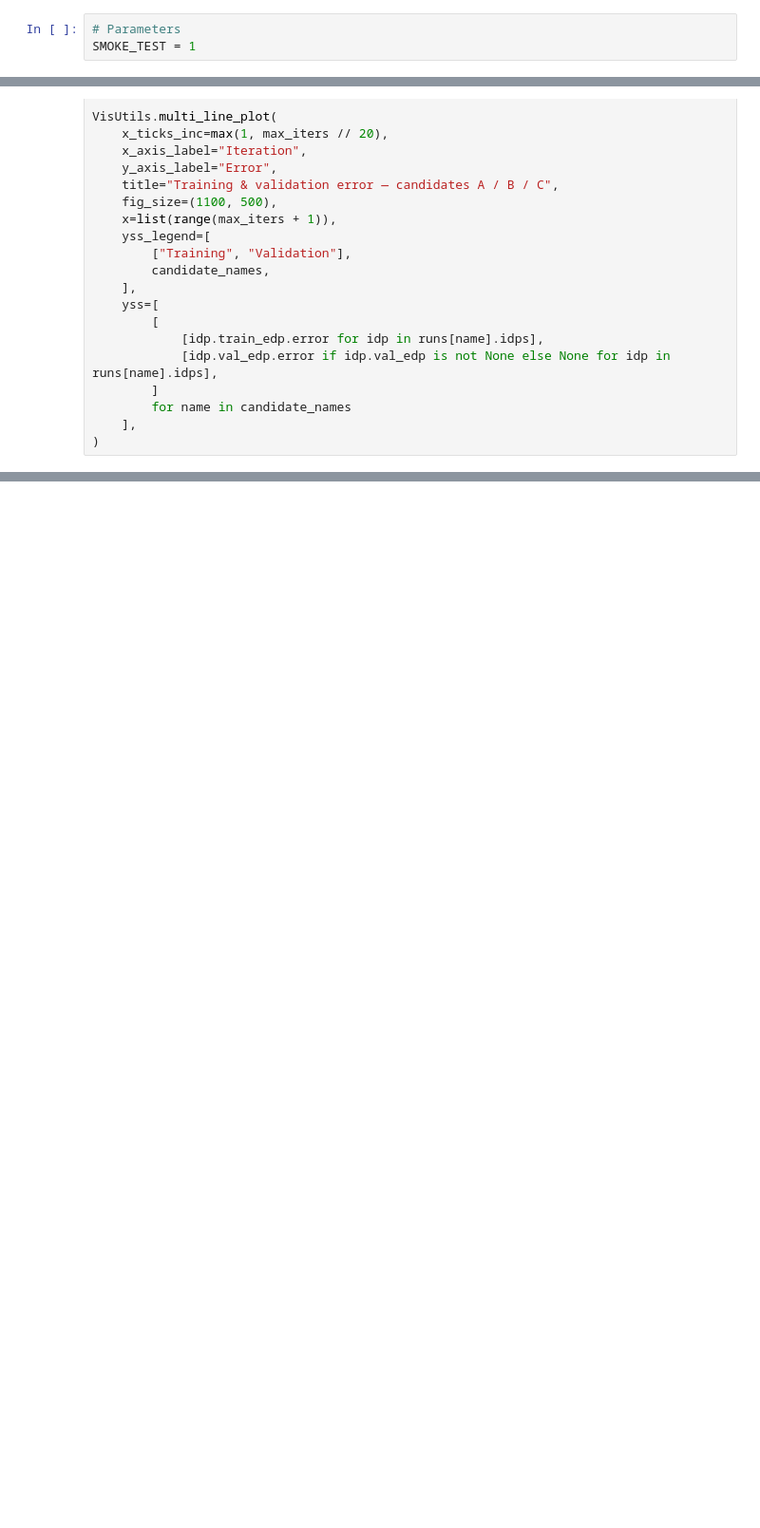
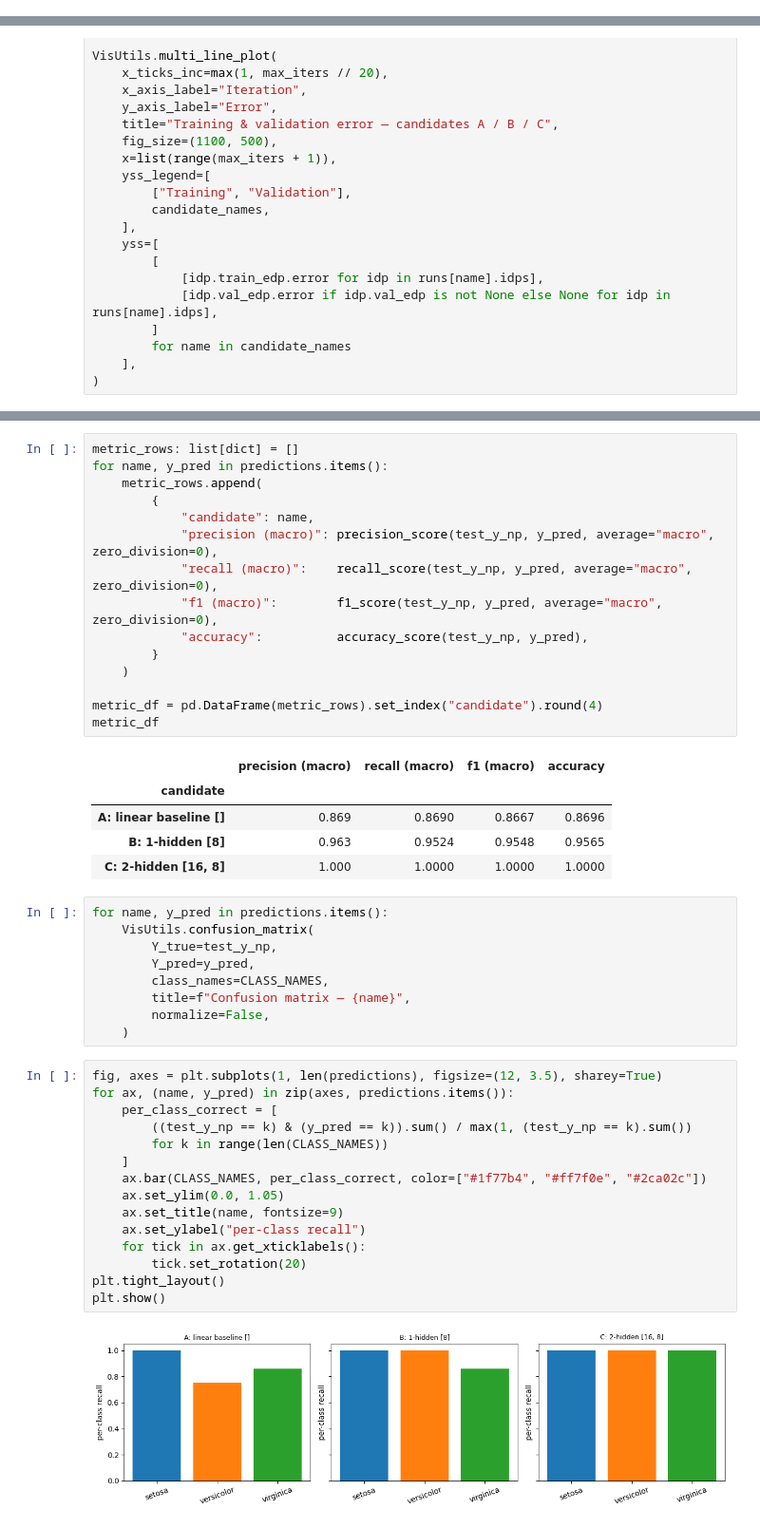
Before and after one commit to thekaveh/ml-lab, a Jupyter notebook: tabular_classification-iris-mlp-pytorch/notebook.ipynb, the cells around one changed output, grey strips where cells are left out. Shown at 95% size. Saved outputs shown, nothing was run; the diff lists cells and outputs as text; blank space fills up the shorter version.

```diff
--- a/tabular_classification-iris-mlp-pytorch/notebook.ipynb
+++ b/tabular_classification-iris-mlp-pytorch/notebook.ipynb
@@ -33,8 +34,5 @@ The linear baseline (`hidden_dims=[]`) gets the reader to ~95 %+ test accuracy o
 SMOKE_TEST = 0
 SMOKE_TEST_EPOCHS = 5
-# %%
-# Parameters
-SMOKE_TEST = 1
 # %% [markdown]
 # 2. Environment & Setup
 
@@ -393,0 +505,47 @@ VisUtils.multi_line_plot(
+# %%
+metric_rows: list[dict] = []
+for name, y_pred in predictions.items():
+    metric_rows.append(
+        {
+            "candidate": name,
+            "precision (macro)": precision_score(test_y_np, y_pred, average="macro", zero_division=0),
+            "recall (macro)":    recall_score(test_y_np, y_pred, average="macro", zero_division=0),
+            "f1 (macro)":        f1_score(test_y_np, y_pred, average="macro", zero_division=0),
+            "accuracy":          accuracy_score(test_y_np, y_pred),
+        }
+    )
+
+metric_df = pd.DataFrame(metric_rows).set_index("candidate").round(4)
+metric_df
+# %% [output]
+|  | precision (macro) | recall (macro) | f1 (macro) | accuracy |
+| candidate |  |  |  |  |
+| A: linear baseline [] | 0.869 | 0.8690 | 0.8667 | 0.8696 |
+| B: 1-hidden [8] | 0.963 | 0.9524 | 0.9548 | 0.9565 |
+| C: 2-hidden [16, 8] | 1.000 | 1.0000 | 1.0000 | 1.0000 |
+# %%
+for name, y_pred in predictions.items():
+    VisUtils.confusion_matrix(
+        Y_true=test_y_np,
+        Y_pred=y_pred,
+        class_names=CLASS_NAMES,
+        title=f"Confusion matrix — {name}",
+        normalize=False,
+    )
+# %%
+fig, axes = plt.subplots(1, len(predictions), figsize=(12, 3.5), sharey=True)
+for ax, (name, y_pred) in zip(axes, predictions.items()):
+    per_class_correct = [
+        ((test_y_np == k) & (y_pred == k)).sum() / max(1, (test_y_np == k).sum())
+        for k in range(len(CLASS_NAMES))
+    ]
+    ax.bar(CLASS_NAMES, per_class_correct, color=["#1f77b4", "#ff7f0e", "#2ca02c"])
+    ax.set_ylim(0.0, 1.05)
+    ax.set_title(name, fontsize=9)
+    ax.set_ylabel("per-class recall")
+    for tick in ax.get_xticklabels():
+        tick.set_rotation(20)
+plt.tight_layout()
+plt.show()
+# %% [output]
+[figure, added]
```
Also changed, not shown: parts of 16 cells of this notebook.
